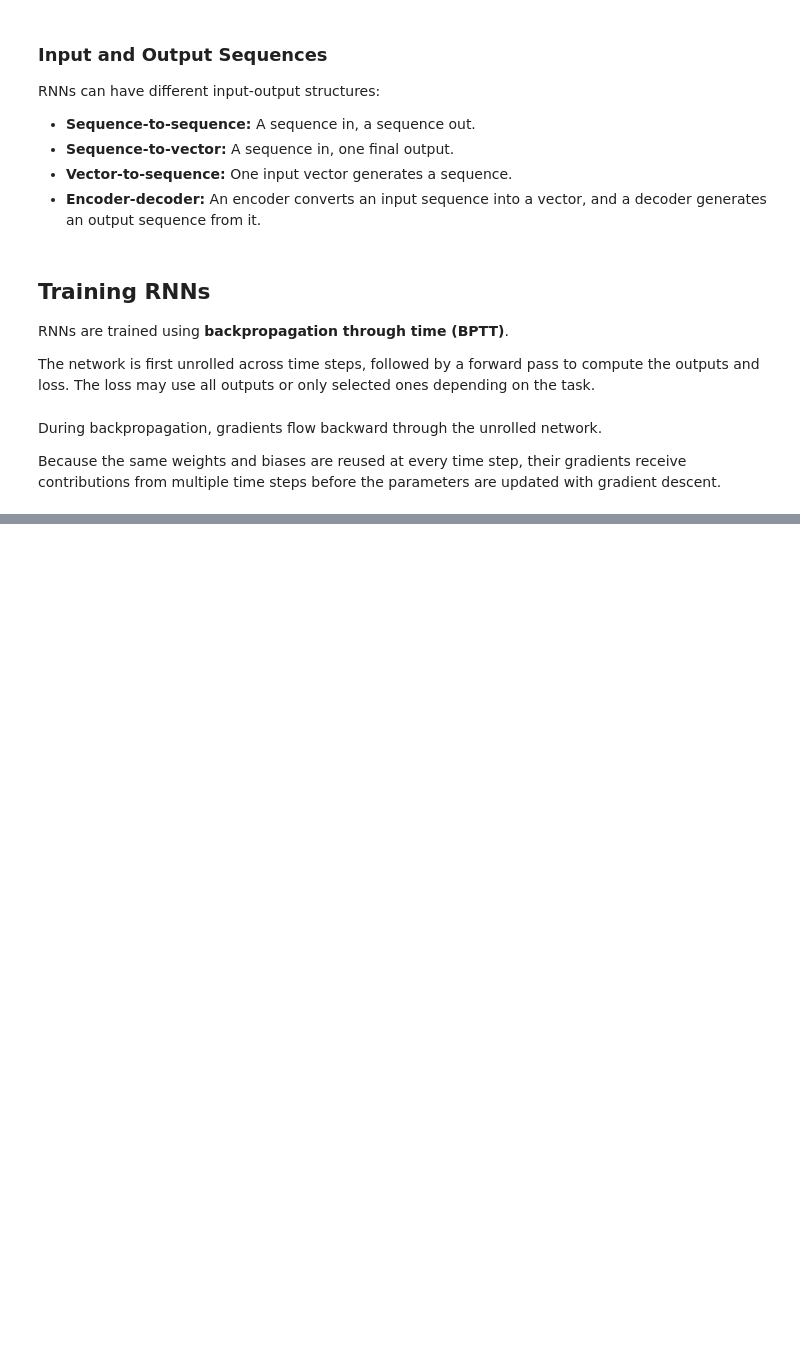
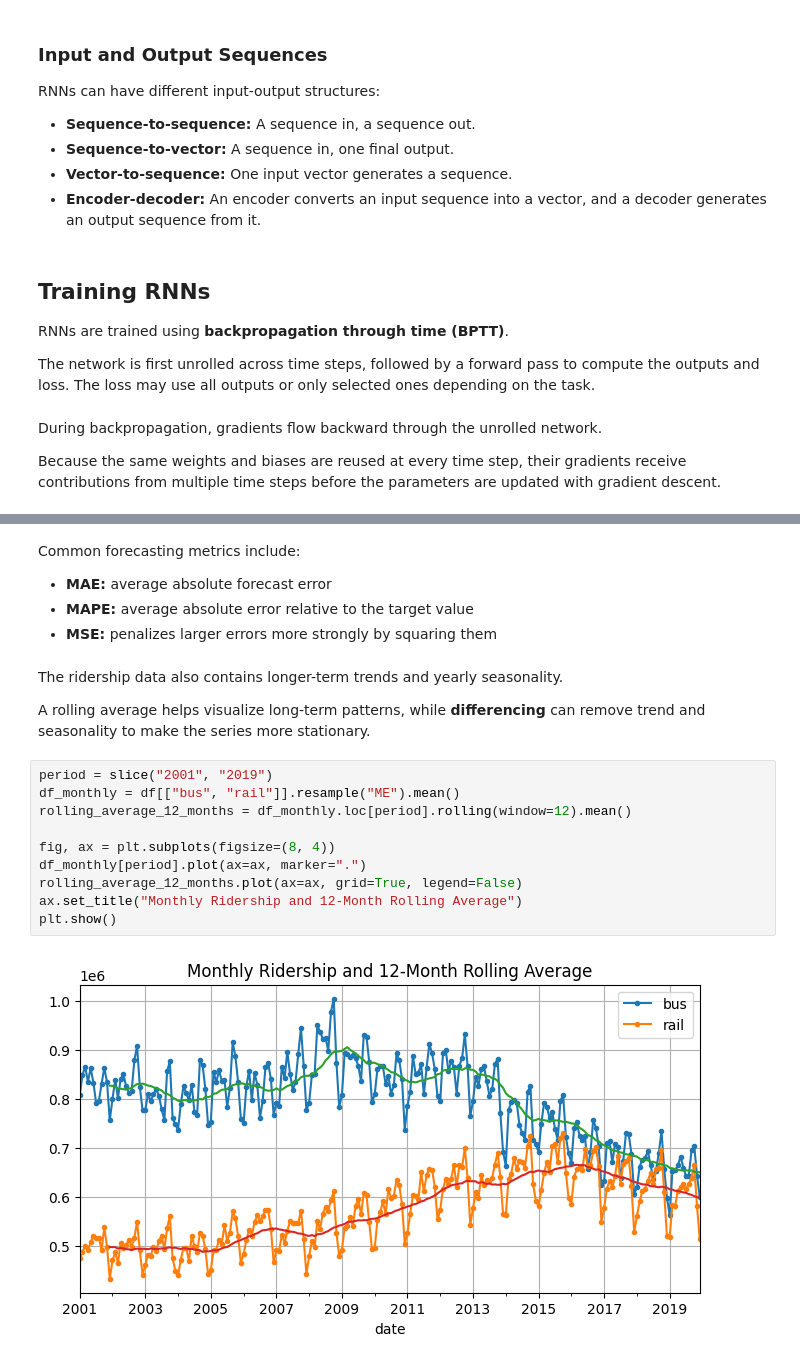
Before and after one commit to jayjay0317/Hands-On-ML-Study, a Jupyter notebook: Chapter_13/processing_sequences_rnn.ipynb, the cells around one changed output, grey strips where cells are left out. Drawn from its saved outputs; the diff is of its cells as text; blank space fills up the shorter version.

```diff
--- a/Chapter_13/processing_sequences_rnn.ipynb
+++ b/Chapter_13/processing_sequences_rnn.ipynb
@@ -87,0 +160,22 @@ Because the same weights and biases are reused at every time step, their gradien
+# %% [markdown]
+Common forecasting metrics include:
+
+- **MAE:** average absolute forecast error
+- **MAPE:** average absolute error relative to the target value
+- **MSE:** penalizes larger errors more strongly by squaring them
+# %% [markdown]
+The ridership data also contains longer-term trends and yearly seasonality.
+
+A rolling average helps visualize long-term patterns, while **differencing** can remove trend and seasonality to make the series more stationary.
+# %%
+period = slice("2001", "2019")
+df_monthly = df[["bus", "rail"]].resample("ME").mean()
+rolling_average_12_months = df_monthly.loc[period].rolling(window=12).mean()
+
+fig, ax = plt.subplots(figsize=(8, 4))
+df_monthly[period].plot(ax=ax, marker=".")
+rolling_average_12_months.plot(ax=ax, grid=True, legend=False)
+ax.set_title("Monthly Ridership and 12-Month Rolling Average")
+plt.show()
+# %% [output]
+[figure, added]
```
Also changed, not shown: parts of 11 cells of this notebook.
